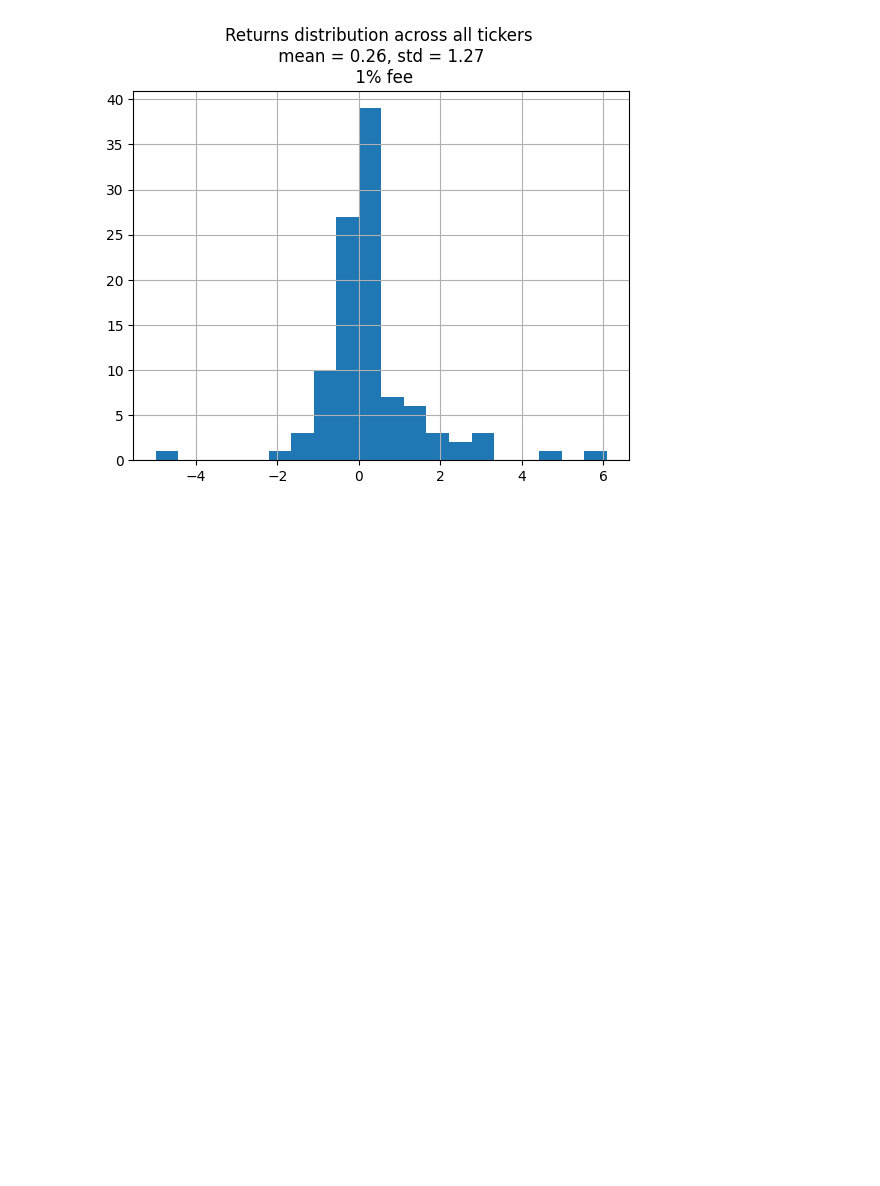
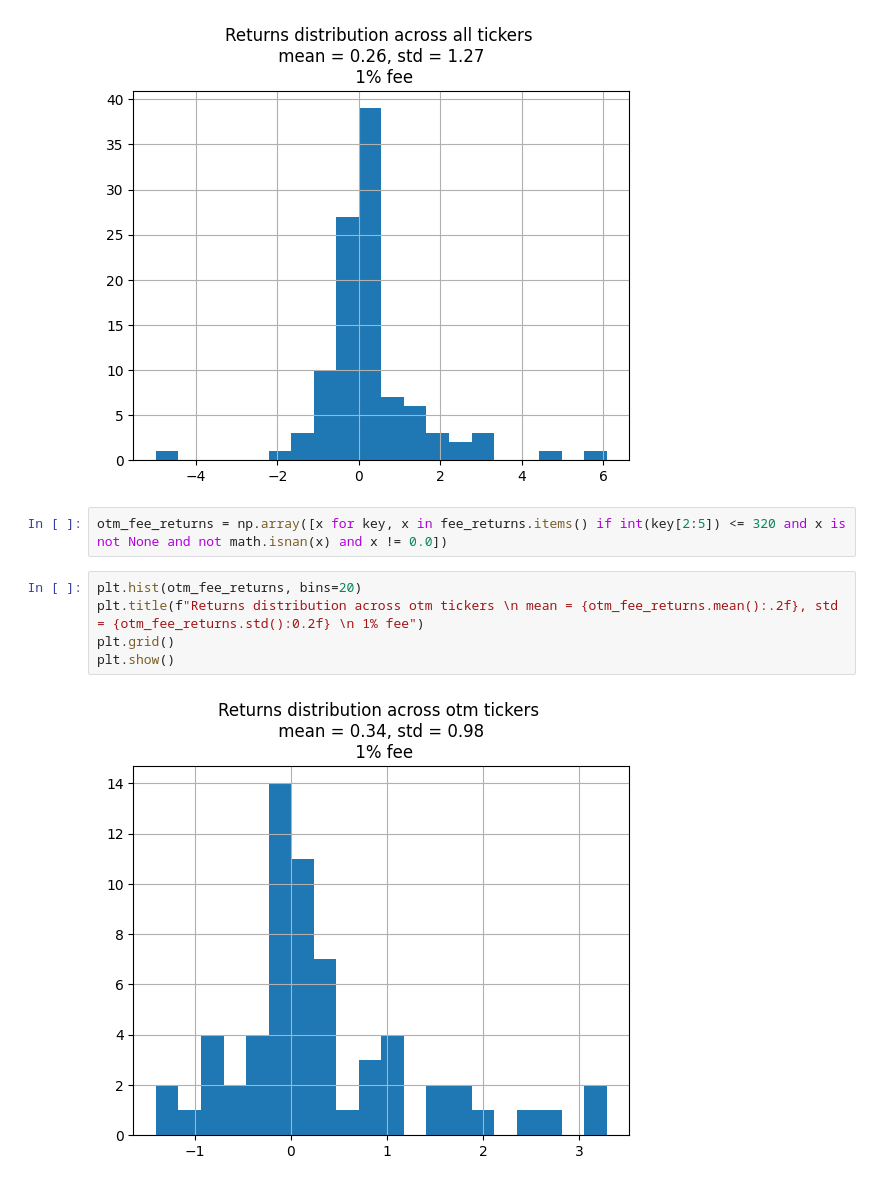
Before and after one commit to SigmaFlowX/Options-Market-Making, a Jupyter notebook: notebooks/backtests.ipynb, the cells around one changed output. Drawn from its saved outputs; the diff is of its cells as text; blank space fills up the shorter version.

```diff
--- a/notebooks/backtests.ipynb
+++ b/notebooks/backtests.ipynb
@@ -85,3 +85,12 @@ plt.grid()
 plt.show()
 # %% [output]
 [figure]
+# %%
+otm_fee_returns = np.array([x for key, x in fee_returns.items() if int(key[2:5]) <= 320 and x is not None and not math.isnan(x) and x != 0.0])
+# %%
+plt.hist(otm_fee_returns, bins=20)
+plt.title(f"Returns distribution across otm tickers \n mean = {otm_fee_returns.mean():.2f}, std = {otm_fee_returns.std():0.2f} \n 1% fee")
+plt.grid()
+plt.show()
+# %% [output]
+[figure, added]
```
Also changed, not shown: parts of 1 cell of this notebook.
